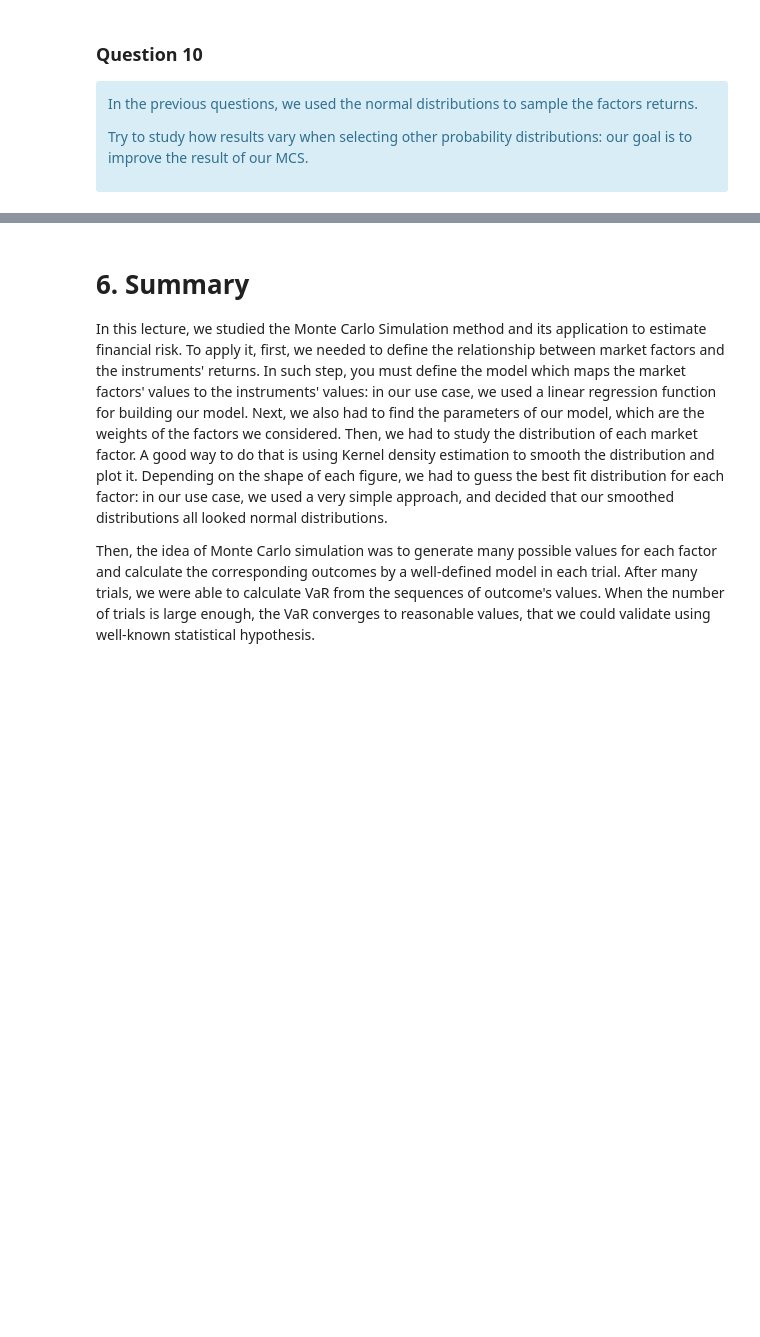
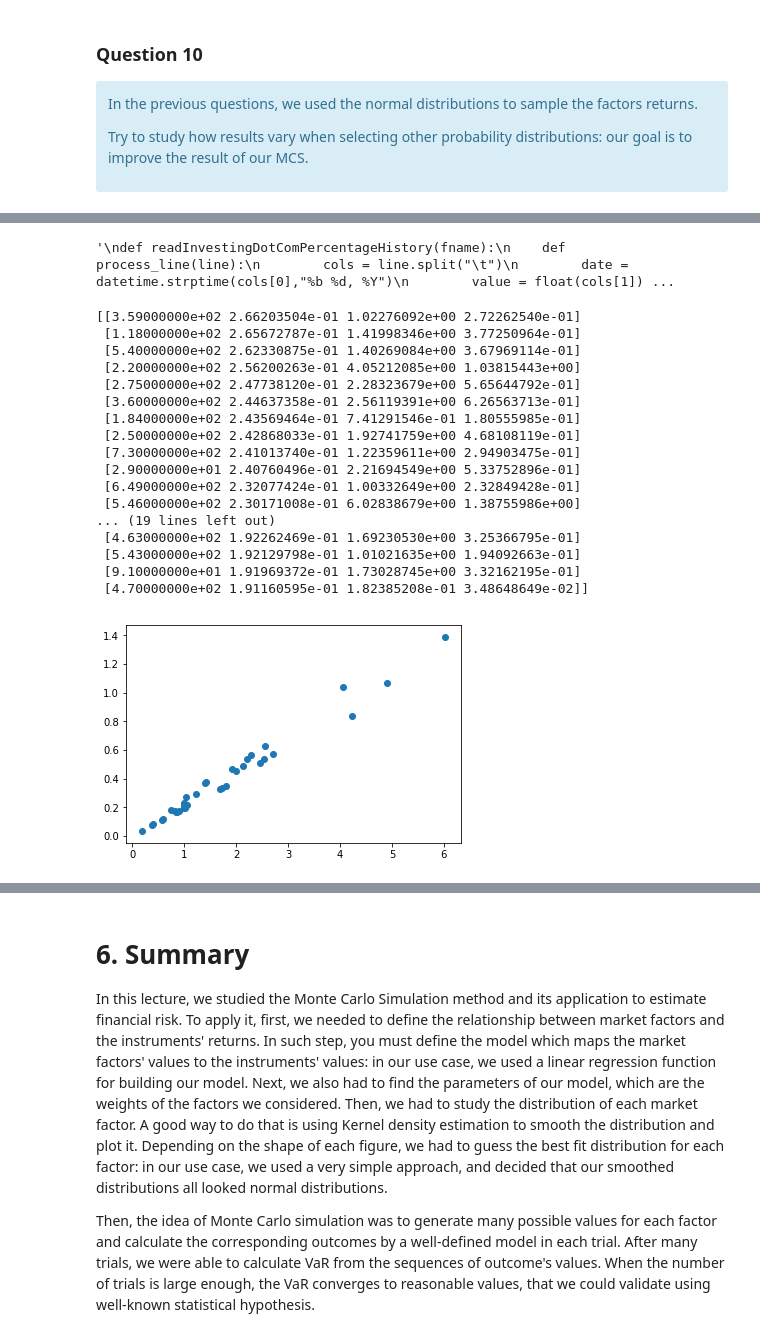
Before and after one commit to cartfjord/AML, a Jupyter notebook: Notebooks/MC.ipynb, the cells around one changed output, grey strips where cells are left out. Drawn from its saved outputs; the diff is of its cells as text; code cells hidden in the pictures; blank space fills up the shorter version.

```diff
--- a/Notebooks/MC.ipynb
+++ b/Notebooks/MC.ipynb
@@ -1146,0 +1300,75 @@ Try to study how results vary when selecting other probability distributions: ou
+# %%
+'''
+def readInvestingDotComPercentageHistory(fname):
+    def process_line(line):
+        cols = line.split("\t")
+        date = datetime.strptime(cols[0],"%b %d, %Y")
+        value = float(cols[1])
+        percentage = float(cols[-1][:-2])
+        return (date, percentage)
+
+    with open(fname) as f:
+        content_w_header = f.readlines()
+        # remove the first line
+        # and reverse lines to sort the data by date, in ascending order
+        content = content_w_header[1:]
+        data = list(map(process_line,content))
+        data.sort(key=lambda x:x[0])
+        return data
+
+factor1_files = ['us30yeartreasurybonds.tsv']
+factor1_files = map(lambda fn: factors_folder + fn, factor1_files)
+US30_bonds = [readInvestingDotComPercentageHistory(f) for f in factor1_files]
+'''
+# %% [output]
+'\ndef readInvestingDotComPercentageHistory(fname):\n    def process_line(line):\n        cols = line.split("\t")\n        date = datetime.strptime(cols[0],"%b %d, %Y")\n        value = float(cols[1]) ...
+# %%
+
+rawStocks = readStockFiles(1000)
+
+start1 = datetime(year=2009, month=1, day=1)
+end1 = datetime(year=2014, month=1, day=1)
+
+stocks = trimStocks(rawStocks,start1,end1)
+factors = trimFactors(allfactors,start1,end1)
+factorsReturns = list(map(twoWeekReturns, factors))
+stocksReturns = list(map(twoWeekReturns, stocks))
+#US30_bonds = np.array(factors[1])[:,1]
+#print(US30_bonds)
+E_US30 = np.average(factorsReturns[1])
+#E_factors = np.average(factors,axis=0)
+
+def chooseStocks(stocksReturns,numStocks):
+    avg_returns = np.average(stocksReturns,axis=1)
+    std = np.std(stocksReturns,axis=1)
+    #Endre risikofri rente til noe
+    sharpe = (avg_returns - 0) / std
+    stocks = np.array(sorted(np.array([range(len(sharpe)),sharpe,std,avg_returns]).T,key=lambda x:x[1],reverse=True))
+    stocks = np.array(list(filter(lambda x: x[2]< 100,stocks)))
+    return stocks[:numStocks]
+
+
+stocks = chooseStocks(stocksReturns,35)
+print(stocks)
+best_stocks = stocks[:,0]
+plt.scatter(stocks[:,2],stocks[:,3])
+plt.show()
+# %% [output]
+[[3.59000000e+02 2.66203504e-01 1.02276092e+00 2.72262540e-01]
+ [1.18000000e+02 2.65672787e-01 1.41998346e+00 3.77250964e-01]
+ [5.40000000e+02 2.62330875e-01 1.40269084e+00 3.67969114e-01]
+ [2.20000000e+02 2.56200263e-01 4.05212085e+00 1.03815443e+00]
+ [2.75000000e+02 2.47738120e-01 2.28323679e+00 5.65644792e-01]
+ [3.60000000e+02 2.44637358e-01 2.56119391e+00 6.26563713e-01]
+ [1.84000000e+02 2.43569464e-01 7.41291546e-01 1.80555985e-01]
+ [2.50000000e+02 2.42868033e-01 1.92741759e+00 4.68108119e-01]
+ [7.30000000e+02 2.41013740e-01 1.22359611e+00 2.94903475e-01]
+ [2.90000000e+01 2.40760496e-01 2.21694549e+00 5.33752896e-01]
+ [6.49000000e+02 2.32077424e-01 1.00332649e+00 2.32849428e-01]
+ [5.46000000e+02 2.30171008e-01 6.02838679e+00 1.38755986e+00]
+... (19 lines left out)
+ [4.63000000e+02 1.92262469e-01 1.69230530e+00 3.25366795e-01]
+ [5.43000000e+02 1.92129798e-01 1.01021635e+00 1.94092663e-01]
+ [9.10000000e+01 1.91969372e-01 1.73028745e+00 3.32162195e-01]
+ [4.70000000e+02 1.91160595e-01 1.82385208e-01 3.48648649e-02]]
+[figure, added]
```
Also changed, not shown: parts of 53 cells of this notebook.
